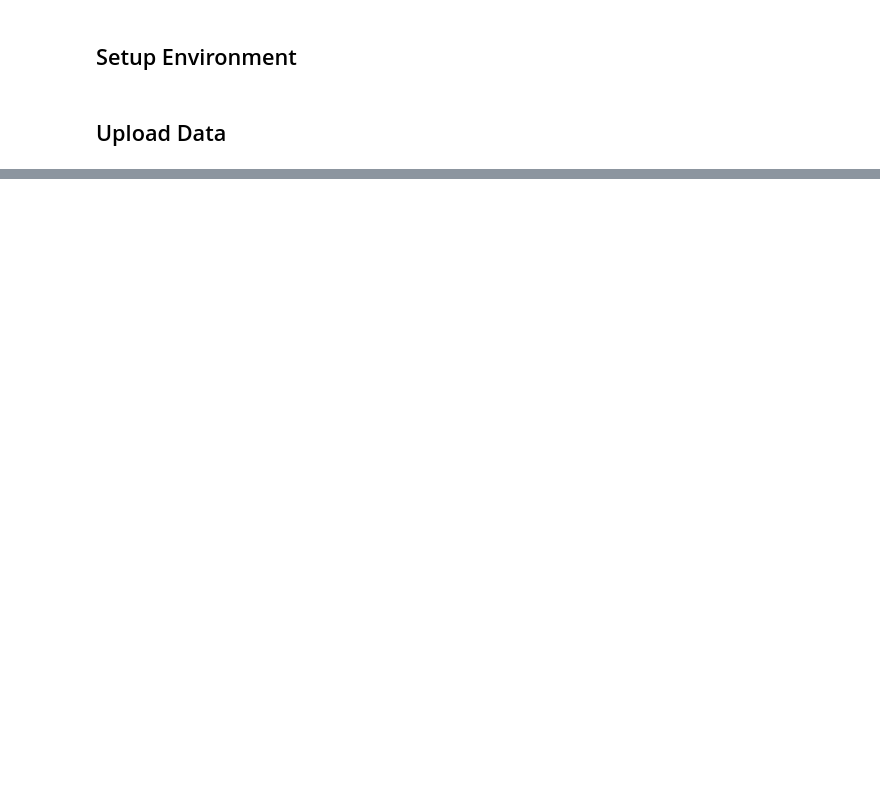
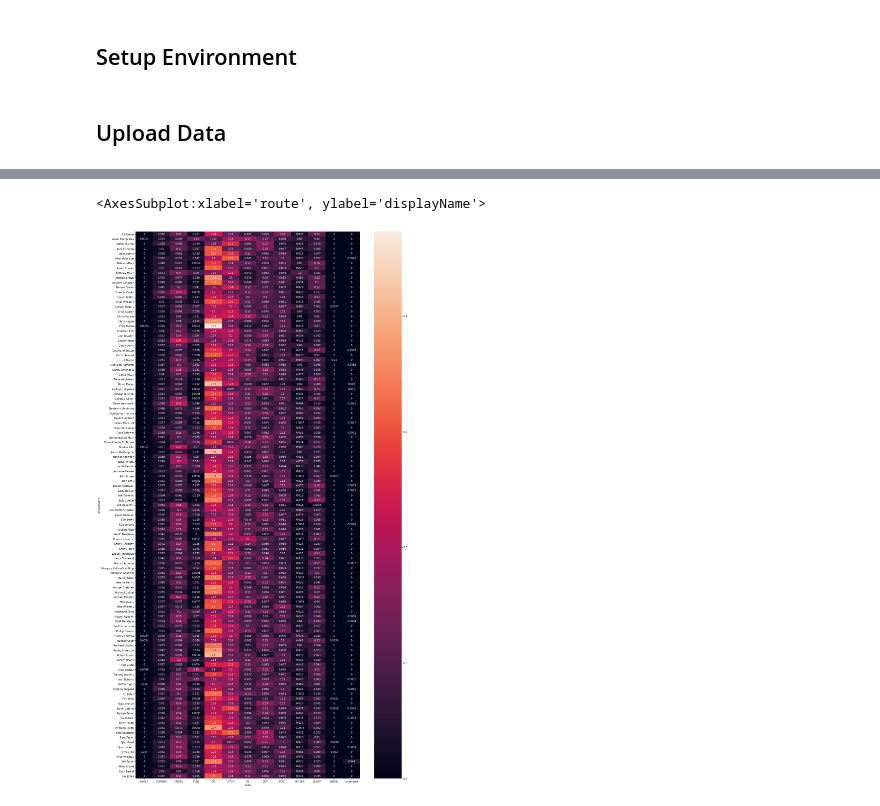
Before and after one commit to scunden/WR-Archetypes, a Jupyter notebook: Archetype.ipynb, the cells around one changed output, grey strips where cells are left out. Saved outputs shown, nothing was run; the diff lists cells and outputs as text; code cells hidden in the pictures; blank space fills up the shorter version.

Commit message:
Data Wrangling

```diff
--- a/Archetype.ipynb
+++ b/Archetype.ipynb
@@ -37,0 +82,9 @@ for file in allFiles:
+# %%
+# Only retain first frame of every play - get WR that lined up at the time of the snap
+wrLinedUp = weeklyData[(weeklyData['position']=='WR')&(weeklyData['frameId']==1)]
+
+# Get some descriptive stats and the 50th percentile of snaps played
+print("Total Number of WR: ", wrLinedUp.displayName.value_counts().shape[0])
+print("Average Snap per WR: ",wrLinedUp.displayName.value_counts().mean())
+quantile = wrLinedUp.displayName.value_counts().quantile(0.50)
+print("50th Percentile fo Snaps Played: ", quantile)
@@ -37,0 +95,7 @@ for file in allFiles:
+# %%
+# Get list of players that meet minimum snap requirement
+wrLinedUpSnapCount = wrLinedUp.displayName.value_counts()
+wrLinedUpSnapCountRetainPlayers = wrLinedUpSnapCount[wrLinedUpSnapCount>quantile].reset_index()['index'].tolist()
+# %%
+# Filter out dataframe with filtered list of players
+wrLinedUpFiltered = wrLinedUp[wrLinedUp['displayName'].isin(wrLinedUpSnapCountRetainPlayers)]
@@ -37,0 +112,8 @@ for file in allFiles:
+# %%
+# Re format the dataframe to get the number of route ran by WR and route type
+wrRoutePivot = wrLinedUpFiltered.groupby(['displayName','route']).size().reset_index()
+wrRoutePivot.rename({0:'count'}, axis=1, inplace=True)
+
+# Finalize the format and convert the raw number to percentage
+wrRoutePivot = wrRoutePivot.pivot(index='displayName', columns='route', values='count').fillna(0)
+wrRoutePivot = wrRoutePivot.div(wrRoutePivot.sum(axis=1), axis=0)
@@ -37,0 +130,6 @@ for file in allFiles:
+# %%
+fig, ax = plt.subplots(figsize = (20, 40))
+sn.heatmap(wrRoutePivot, annot = True)
+# %% [output]
+<AxesSubplot:xlabel='route', ylabel='displayName'>
+[figure, added]
```
Also changed, not shown: parts of 10 cells of this notebook.
